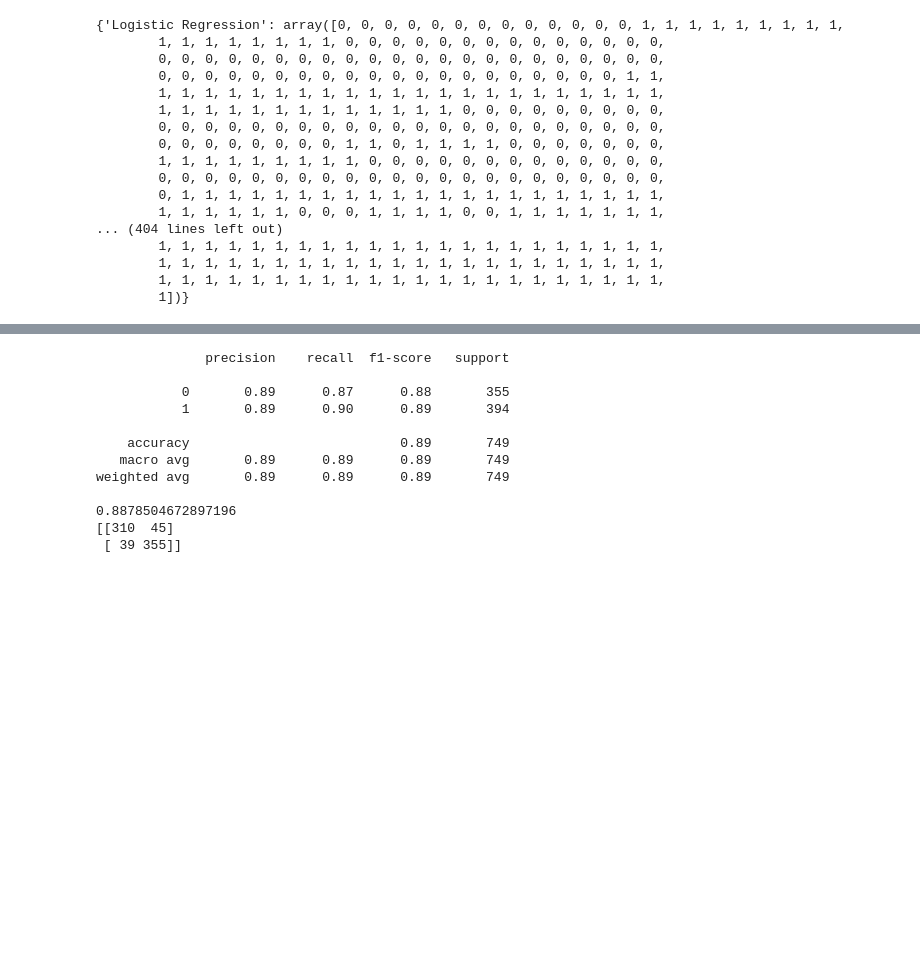
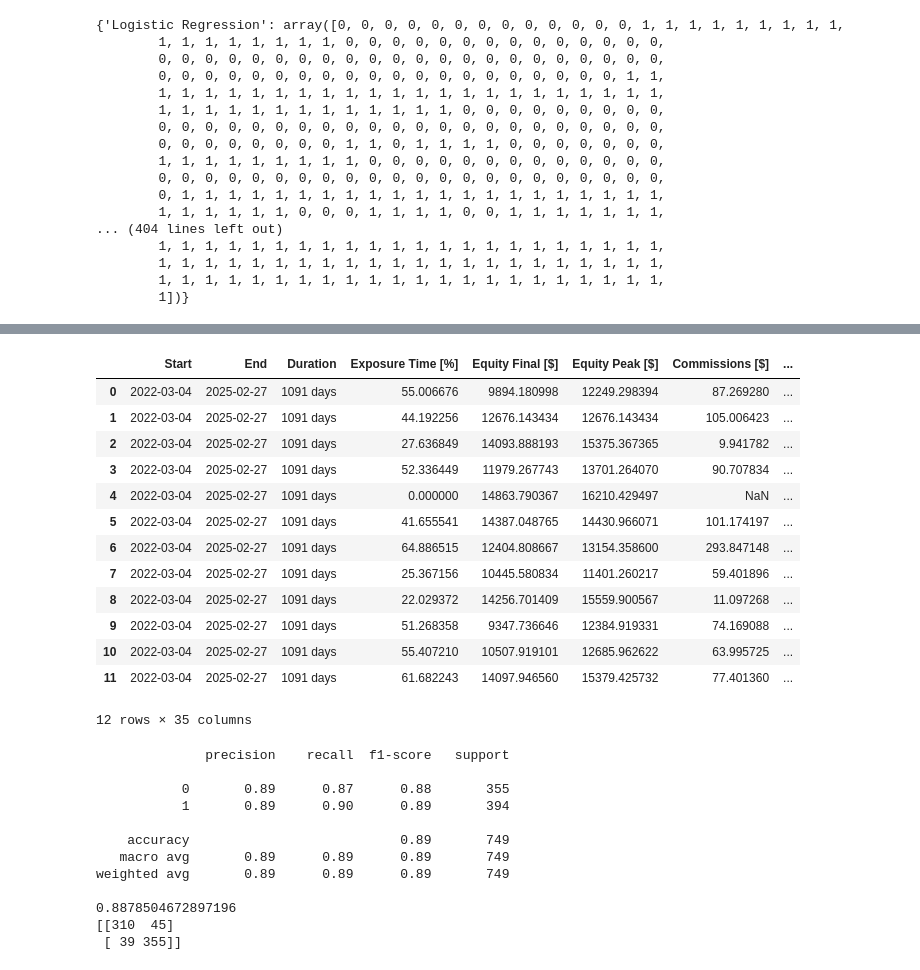
Before and after one commit to SacSresta/Research, a Jupyter notebook: notebook/stage_07_backtesting_model.ipynb, the cells around one changed output, grey strips where cells are left out. Cells and saved outputs as stored; diff of their text form; code cells hidden in the pictures; blank space fills up the shorter version.

```diff
--- a/notebook/stage_07_backtesting_model.ipynb
+++ b/notebook/stage_07_backtesting_model.ipynb
@@ -40,0 +45,40 @@ X_test
+# %%
+df = get_data(path=r'C:\Users\sachi\Documents\Researchcode\sentiment\merged_data_AAPL_from_2015-01-01_to_2025-03-01.csv')
+X_train,X_test,y_train,y_test = preprocess_data(df)
+X_train_scaled,X_test_scaled = scaling_function(X_train,X_test)
+print(X_train_scaled.shape,X_test_scaled.shape,y_train.shape,y_test.shape)
+classifier = classifier_models()
+results,y_pred_dict = train_model(classifiers=classifier, X_train_scaled=X_train_scaled, X_test_scaled=X_test_scaled,y_train=y_train,y_test=y_test)
+print(results)
+best_base = results.loc[results['Accuracy'].idxmax(), 'Model']
+stats_l=[]
+for name,y_pred in y_pred_dict.items():
+    print(f"Backtesting for {name}")
+    stats = backtest(y_pred,X_test)
+    print(stats)
+    stats_l.append(stats)
+normal_df = pd.DataFrame(stats_l)
+param_grids = get_param_grids()
+print("Working on optimizing with GridSearchCV")
+best_models = grid_optimize_model(classifier,X_train_scaled, y_train,param_grids=param_grids)
+results,y_pred_dict = train_model(classifiers=best_models, X_train_scaled=X_train_scaled, X_test_scaled=X_test_scaled,y_train=y_train,y_test=y_test)
+print(results)
+stats_l=[]
+for name,y_pred in y_pred_dict.items():
+    print(f"Backtesting for {name}")
+    stats = backtest(y_pred,X_test)
+    print(stats)
+    stats_l.append(stats)
+grid_df = pd.DataFrame(stats_l)
+param_grids = get_param_grids()
+print("Working on optimizing with RandomSearchCV")
+random_best_models = random_optimize_model(classifier,X_train_scaled, y_train,param_grids=param_grids)
+results,y_pred_dict = train_model(classifiers=random_best_models, X_train_scaled=X_train_scaled, X_test_scaled=X_test_scaled,y_train=y_train,y_test=y_test)
+print(results)
+stats_l=[]
+for name,y_pred in y_pred_dict.items():
+    print(f"Backtesting for {name}")
+    stats = backtest(y_pred,X_test)
+    print(stats)
+    stats_l.append(stats)
+random_df = pd.DataFrame(stats_l)
@@ -355,3 +405,21 @@ dtype: object
+# %%
+import pandas as pd
+pd.DataFrame(stats_l)
+# %% [output]
+|  | Start | End | Duration | Exposure Time [%] | Equity Final [$] | Equity Peak [$] | Commissions [$] | ... |
+| 0 | 2022-03-04 | 2025-02-27 | 1091 days | 55.006676 | 9894.180998 | 12249.298394 | 87.269280 | ... |
+| 1 | 2022-03-04 | 2025-02-27 | 1091 days | 44.192256 | 12676.143434 | 12676.143434 | 105.006423 | ... |
+| 2 | 2022-03-04 | 2025-02-27 | 1091 days | 27.636849 | 14093.888193 | 15375.367365 | 9.941782 | ... |
+| 3 | 2022-03-04 | 2025-02-27 | 1091 days | 52.336449 | 11979.267743 | 13701.264070 | 90.707834 | ... |
+| 4 | 2022-03-04 | 2025-02-27 | 1091 days | 0.000000 | 14863.790367 | 16210.429497 | NaN | ... |
+| 5 | 2022-03-04 | 2025-02-27 | 1091 days | 41.655541 | 14387.048765 | 14430.966071 | 101.174197 | ... |
+| 6 | 2022-03-04 | 2025-02-27 | 1091 days | 64.886515 | 12404.808667 | 13154.358600 | 293.847148 | ... |
+| 7 | 2022-03-04 | 2025-02-27 | 1091 days | 25.367156 | 10445.580834 | 11401.260217 | 59.401896 | ... |
+| 8 | 2022-03-04 | 2025-02-27 | 1091 days | 22.029372 | 14256.701409 | 15559.900567 | 11.097268 | ... |
+| 9 | 2022-03-04 | 2025-02-27 | 1091 days | 51.268358 | 9347.736646 | 12384.919331 | 74.169088 | ... |
+| 10 | 2022-03-04 | 2025-02-27 | 1091 days | 55.407210 | 10507.919101 | 12685.962622 | 63.995725 | ... |
+| 11 | 2022-03-04 | 2025-02-27 | 1091 days | 61.682243 | 14097.946560 | 15379.425732 | 77.401360 | ... |
+12 rows × 35 columns
 # %%
 best_model = classifier[best_base]
 # %%
```
Also changed, not shown: parts of 22 cells of this notebook, 1 other file.
